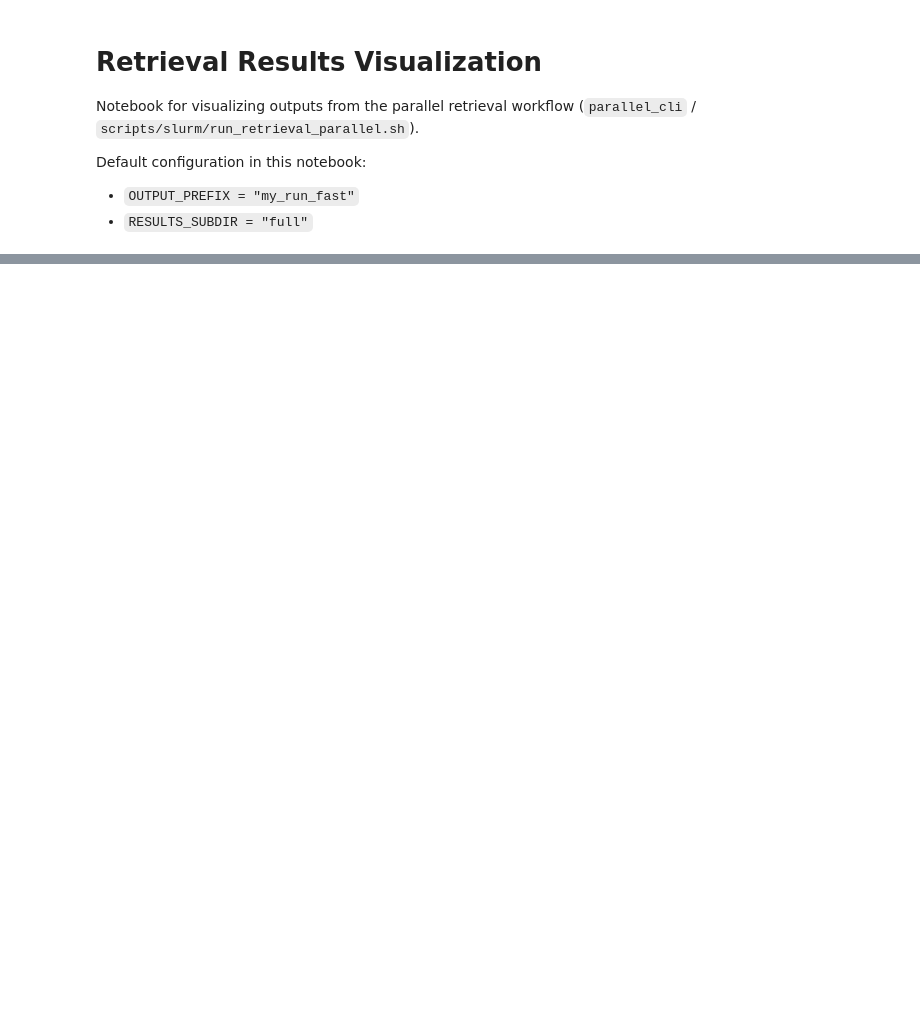
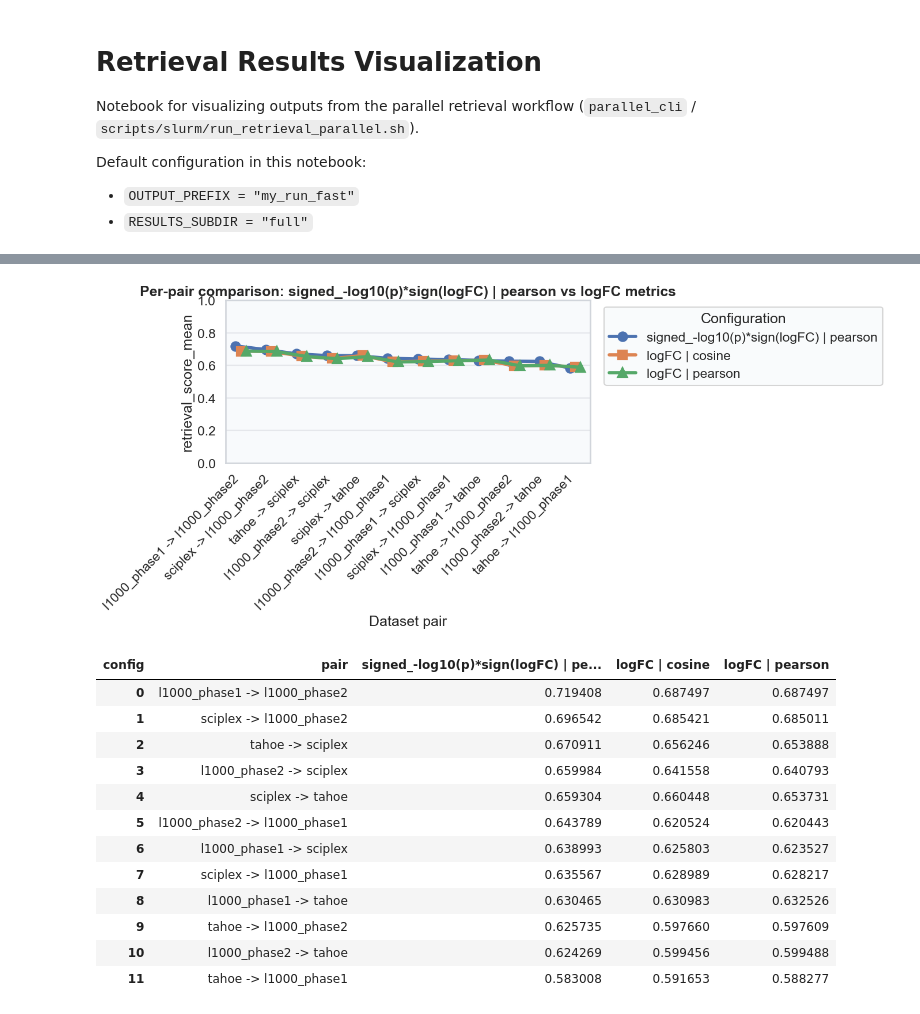
Before and after one commit to elmella/Chem-PerturBridge_analysis, a Jupyter notebook: notebooks/visualize_retrieval_results.ipynb, the cells around one changed output, grey strips where cells are left out. Drawn from its saved outputs; the diff is of its cells as text; code cells hidden in the pictures; blank space fills up the shorter version.

Commit message:
update visualization notebook

```diff
--- a/notebooks/visualize_retrieval_results.ipynb
+++ b/notebooks/visualize_retrieval_results.ipynb
@@ -433,3 +516,68 @@ display(detail_stats.head(30))
+# %%
+# Compare the top configuration vs logFC (cosine/pearson) across all dataset pairs.
+comparison_df = summary_overall_df.copy()
+comparison_df["config"] = comparison_df["representation"].astype(str) + " | " + comparison_df["metric"].astype(str)
+
+comparison_mask = (
+    ((comparison_df["representation"] == TOP_REPRESENTATION) & (comparison_df["metric"] == TOP_METRIC))
+    | ((comparison_df["representation"] == "logFC") & (comparison_df["metric"].isin(["cosine", "pearson"])))
+)
+comparison_df = comparison_df.loc[comparison_mask].copy()
+
+comparison_configs = list(dict.fromkeys([TOP_CONFIG, "logFC | cosine", "logFC | pearson"]))
+comparison_df["config"] = pd.Categorical(comparison_df["config"], categories=comparison_configs, ordered=True)
+comparison_df = comparison_df.dropna(subset=["config"]).copy()
+
+pair_order_compare = (
+    comparison_df.loc[comparison_df["config"] == TOP_CONFIG]
+    .sort_values("retrieval_score_mean", ascending=False)["pair"]
+    .tolist()
+)
+remaining_pairs = [p for p in sorted(comparison_df["pair"].unique().tolist()) if p not in pair_order_compare]
+pair_order_compare = pair_order_compare + remaining_pairs
+
+plt.figure(figsize=(max(14, 0.85 * len(pair_order_compare)), 6.5))
+sns.pointplot(
+    data=comparison_df,
+    x="pair",
+    y="retrieval_score_mean",
+    hue="config",
+    order=pair_order_compare,
+    errorbar=None,
+    dodge=0.35,
+    markers=["o", "s", "^"][: len(comparison_configs)],
+    linestyles="-",
+)
+plt.ylim(0, 1)
+plt.xlabel("Dataset pair")
+plt.ylabel("retrieval_score_mean")
+plt.xticks(rotation=45, ha="right")
+plt.title(f"Per-pair comparison: {TOP_CONFIG} vs logFC metrics")
+plt.legend(title="Configuration", bbox_to_anchor=(1.02, 1), loc="upper left")
+plt.tight_layout()
+plt.show()
+
+comparison_pivot = (
+    comparison_df.pivot_table(index="pair", columns="config", values="retrieval_score_mean", observed=False)
+    .reindex(pair_order_compare)
+    .reset_index()
+)
+display(comparison_pivot)
+# %% [output]
+[figure, added]
+| config | pair | signed_-log10(p)*sign(logFC) | pe... | logFC | cosine | logFC | pearson |
+| 0 | l1000_phase1 -> l1000_phase2 | 0.719408 | 0.687497 | 0.687497 |
+| 1 | sciplex -> l1000_phase2 | 0.696542 | 0.685421 | 0.685011 |
+| 2 | tahoe -> sciplex | 0.670911 | 0.656246 | 0.653888 |
+| 3 | l1000_phase2 -> sciplex | 0.659984 | 0.641558 | 0.640793 |
+| 4 | sciplex -> tahoe | 0.659304 | 0.660448 | 0.653731 |
+| 5 | l1000_phase2 -> l1000_phase1 | 0.643789 | 0.620524 | 0.620443 |
+| 6 | l1000_phase1 -> sciplex | 0.638993 | 0.625803 | 0.623527 |
+| 7 | sciplex -> l1000_phase1 | 0.635567 | 0.628989 | 0.628217 |
+| 8 | l1000_phase1 -> tahoe | 0.630465 | 0.630983 | 0.632526 |
+| 9 | tahoe -> l1000_phase2 | 0.625735 | 0.597660 | 0.597609 |
+| 10 | l1000_phase2 -> tahoe | 0.624269 | 0.599456 | 0.599488 |
+| 11 | tahoe -> l1000_phase1 | 0.583008 | 0.591653 | 0.588277 |
 # %%
 if tasks_df.empty and truth_summary_df.empty:
     print("No tasks/truth files found for this run. Skipping diagnostics.")
```
Also changed, not shown: parts of 6 cells of this notebook.
